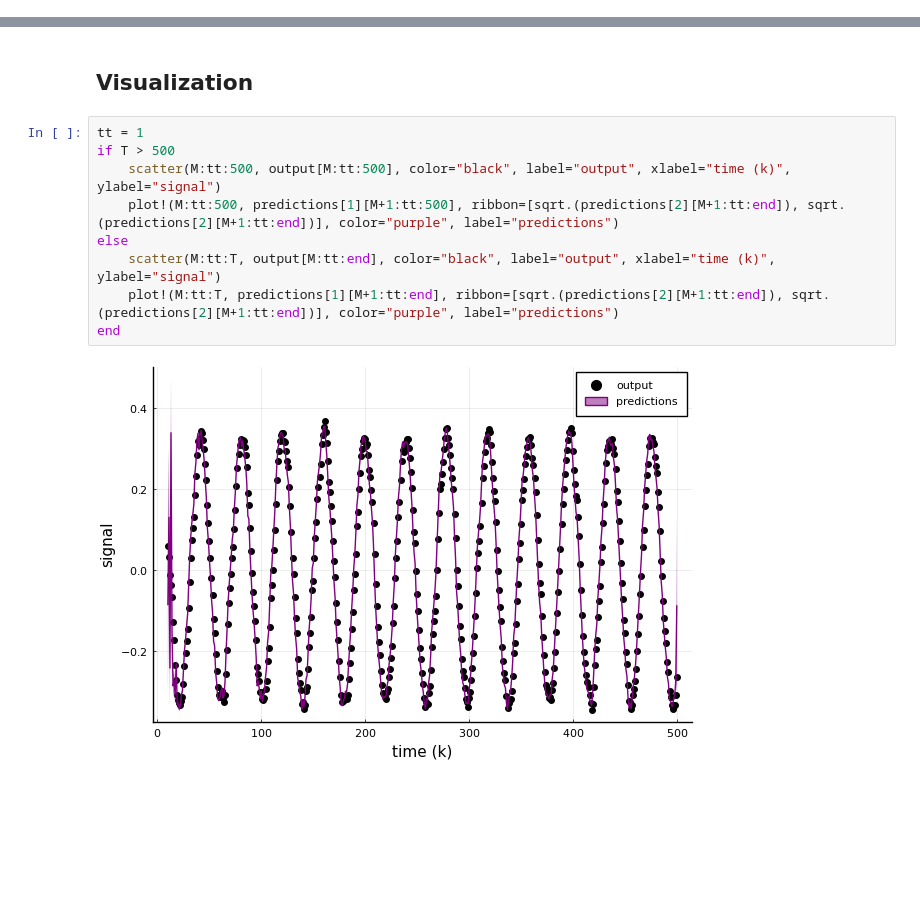
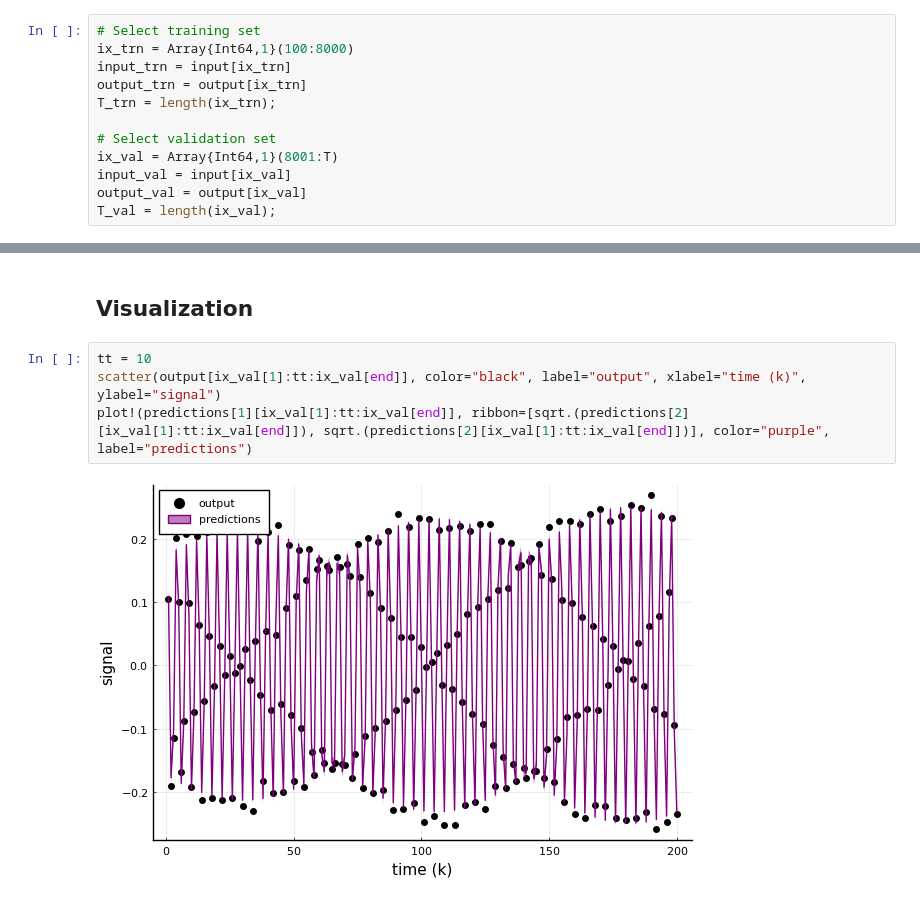
Before and after one commit to biaslab/nsi-silverbox, a Jupyter notebook: experiments-verification/experiment-NARMAX.ipynb, the cells around one changed output, grey strips where cells are left out. Drawn from its saved outputs; the diff is of its cells as text; blank space fills up the shorter version.

```diff
--- a/experiments-verification/experiment-NARMAX.ipynb
+++ b/experiments-verification/experiment-NARMAX.ipynb
@@ -81,0 +82,12 @@ end
+# %%
+# Select training set
+ix_trn = Array{Int64,1}(100:8000)
+input_trn = input[ix_trn]
+output_trn = output[ix_trn]
+T_trn = length(ix_trn);
+
+# Select validation set
+ix_val = Array{Int64,1}(8001:T)
+input_val = input[ix_val]
+output_val = output[ix_val]
+T_val = length(ix_val);
@@ -164,13 +249,8 @@ end
 # %% [markdown]
 ## Visualization
 # %%
-tt = 1
-if T > 500
-    scatter(M:tt:500, output[M:tt:500], color="black", label="output", xlabel="time (k)", ylabel="signal")
-    plot!(M:tt:500, predictions[1][M+1:tt:500], ribbon=[sqrt.(predictions[2][M+1:tt:end]), sqrt.(predictions[2][M+1:tt:end])], color="purple", label="predictions")
-else
-    scatter(M:tt:T, output[M:tt:end], color="black", label="output", xlabel="time (k)", ylabel="signal")
-    plot!(M:tt:T, predictions[1][M+1:tt:end], ribbon=[sqrt.(predictions[2][M+1:tt:end]), sqrt.(predictions[2][M+1:tt:end])], color="purple", label="predictions")
-end
+tt = 10
+scatter(output[ix_val[1]:tt:ix_val[end]], color="black", label="output", xlabel="time (k)", ylabel="signal")
+plot!(predictions[1][ix_val[1]:tt:ix_val[end]], ribbon=[sqrt.(predictions[2][ix_val[1]:tt:ix_val[end]]), sqrt.(predictions[2][ix_val[1]:tt:ix_val[end]])], color="purple", label="predictions")
 # %% [output]
-[figure, old version]
+[figure, new version]
```
Also changed, not shown: parts of 28 cells of this notebook, 18 other files.
